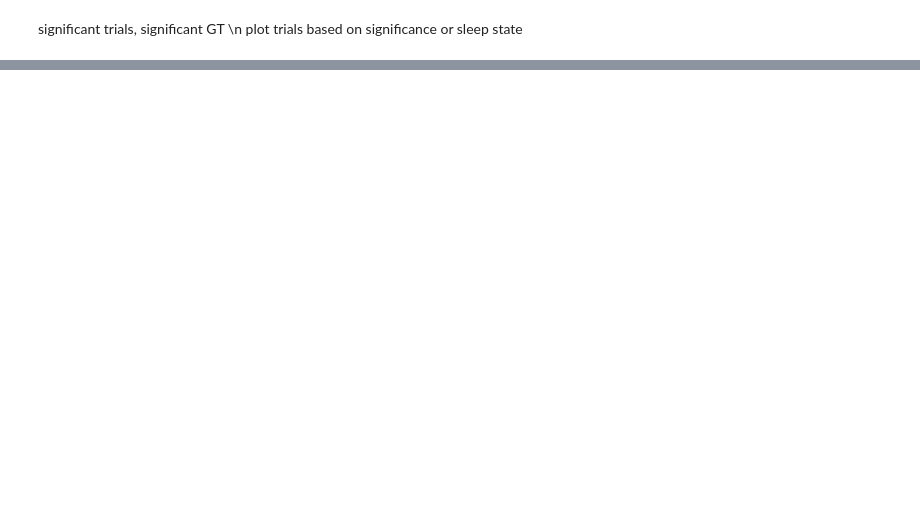
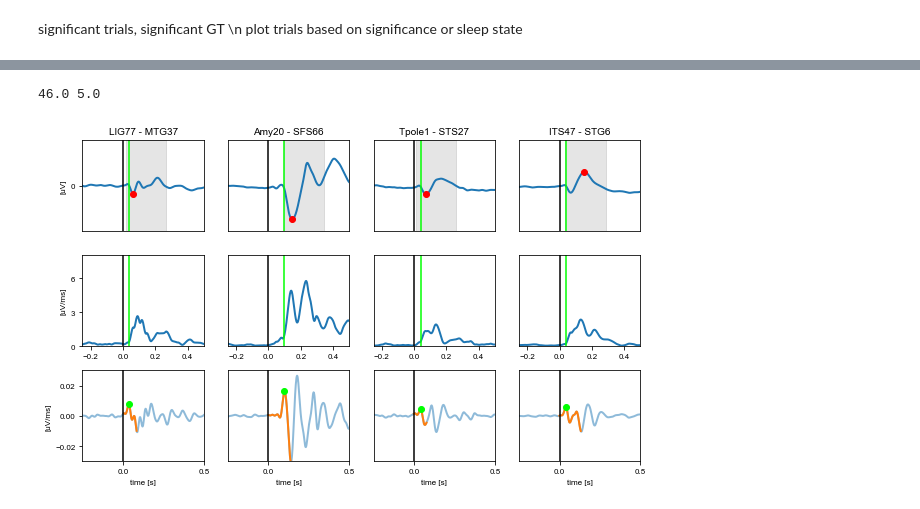
Before and after one commit to vellen23/CCEP_human, a Jupyter notebook: Python_Analysis/EvM/BM_sig_con_pipeline.ipynb, the cells around one changed output, grey strips where cells are left out. Cells and saved outputs as stored; diff of their text form; code cells hidden in the pictures; blank space fills up the shorter version.

```diff
--- a/Python_Analysis/EvM/BM_sig_con_pipeline.ipynb
+++ b/Python_Analysis/EvM/BM_sig_con_pipeline.ipynb
@@ -1856,0 +106,26 @@ def search_sequence_numpy(arr, seq):
+# %%
+subj = "EL011"
+path_patient_analysis = os.path.join(sub_path, 'EvM', 'Projects', 'EL_experiment', 'Analysis', 'Patients', subj)
+
+path_gen = os.path.join(sub_path+'\Patients\\' + subj)
+if not os.path.exists(path_gen):
+    path_gen = 'T:\\EL_experiment\\Patients\\' + subj
+path_patient = path_gen + '\Data\EL_experiment'  # os.path.dirname(os.path.dirname(cwd))+'/Patients/'+subj
+path_infos = os.path.join(path_gen, 'Electrodes')
+# labels
+files_list = glob(path_patient_analysis + '\\' + folder + '/data/Stim_list_*')
+i = 0
+stimlist_file = path_patient_analysis + '\\' + folder + '\\' + cond_folder + '\\data\\stimlist_' + cond_folder + '.csv'
+stimlist = pd.read_csv(stimlist_file)
+lbls = pd.read_excel(os.path.join(path_infos, subj + "_labels.xlsx"), header=0, sheet_name='BP')
+if "type" in lbls.columns:
+    lbls = lbls[lbls.type=='SEEG']
+    lbls = lbls.reset_index(drop=True)
+labels_all, labels_region, labels_clinic, coord_all, StimChans, StimChanSM, StimChansC, StimChanIx, stimlist = bf.get_Stim_chans(
+    stimlist,
+    lbls)
+stimlist_sleep = pd.read_csv(os.path.join(path_patient_analysis, 'stimlist_hypnogram.csv'))
+file_con = path_patient_analysis + '\\' + folder + '/' + cond_folder + '/data/con_trial_all.csv'
+con_trial = pd.read_csv(file_con)
+badchans = pd.read_csv(path_patient_analysis + '/BrainMapping/data/badchan.csv')
+bad_chans = np.unique(np.array(np.where(badchans.values[:, 1:] == 1))[0, :])
@@ -1856,0 +199,13 @@ def search_sequence_numpy(arr, seq):
+# %%
+k = 700
+stim = CC_summ.loc[(CC_summ.sig ==1.5)&(CC_summ.t_WOI>0.01), 'Stim'].values[k]
+chan =CC_summ.loc[(CC_summ.sig ==1.5)&(CC_summ.t_WOI>0.01), 'Chan'].values[k]
+print(stim, chan)
+# %% [output]
+46.0 5.0
+# %%
+fig, ax = CCEP_supp.plot_CCEP_onset(EEG_resp, con_trial, labels_all, [76,19,0,46], [36, 65, 26,5],CC_summ,  w_LL = 0.05, Fs = 500)
+plt.savefig('X:\\4 e-Lab\EvM\Projects\EL_experiment\Analysis\Supp_figures\CCEP\CCEP_onset_examples2.svg')
+plt.show()
+# %% [output]
+[figure, added]
```
Also changed, not shown: parts of 262 cells of this notebook, 21 other files.
